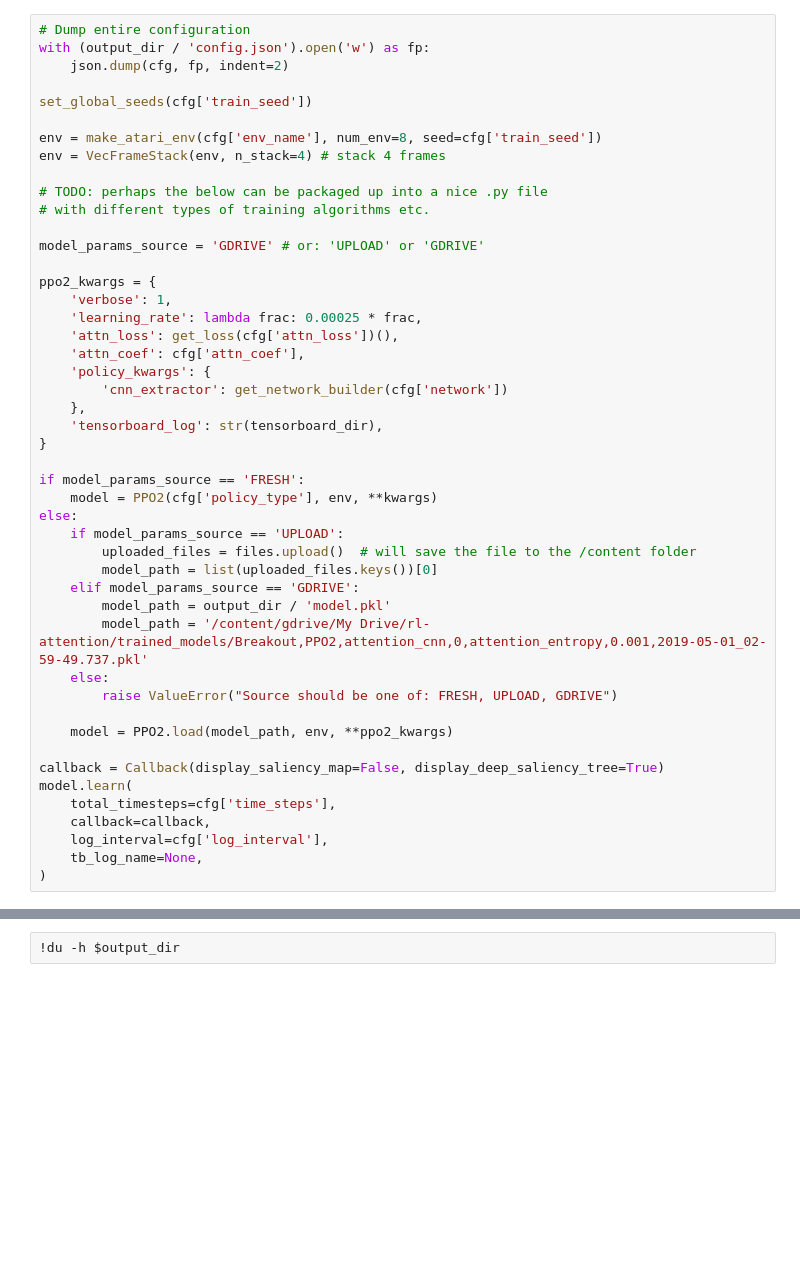
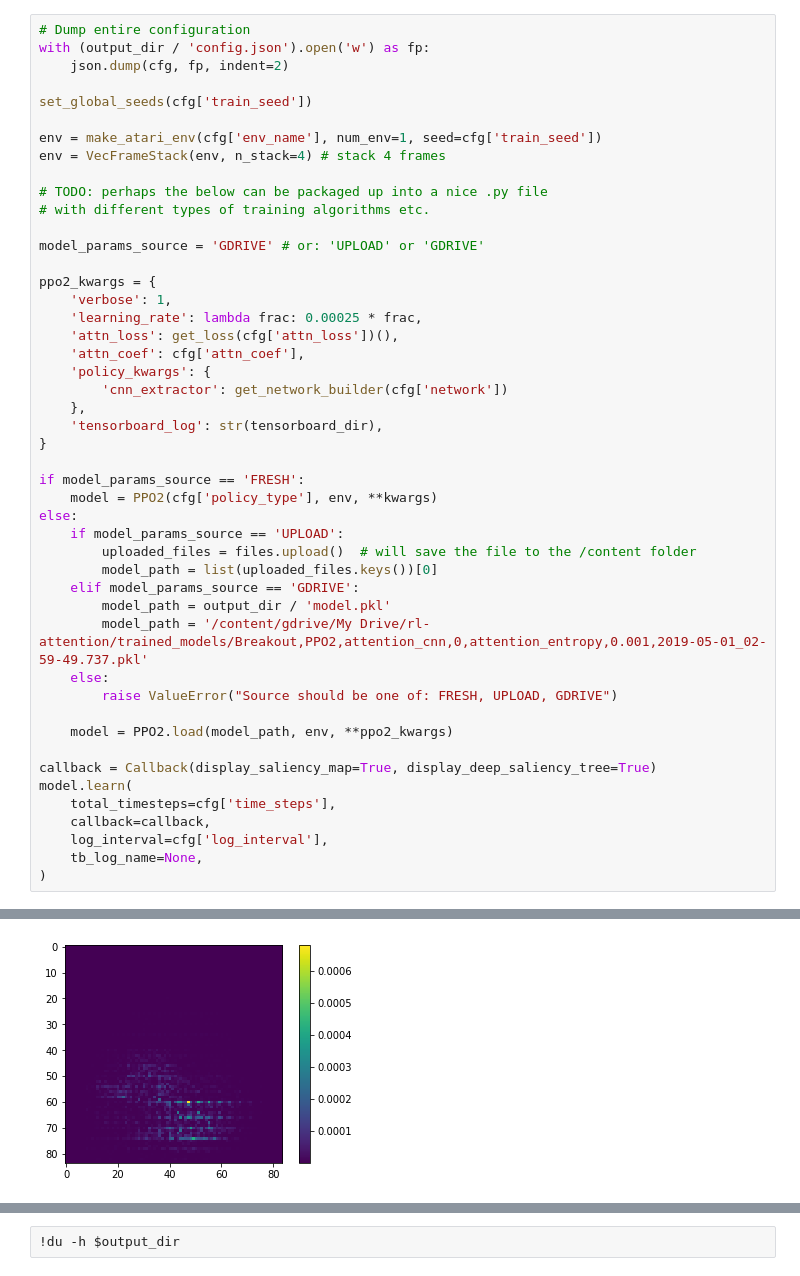
Before and after one commit to dniku/rl-attention, a Jupyter notebook: colab.ipynb, the cells around one changed output, grey strips where cells are left out. Cells and saved outputs as stored; diff of their text form; blank space fills up the shorter version.

```diff
--- a/colab.ipynb
+++ b/colab.ipynb
@@ -356,7 +451,7 @@ with (output_dir / 'config.json').open('w') as fp:
 
 set_global_seeds(cfg['train_seed'])
 
-env = make_atari_env(cfg['env_name'], num_env=8, seed=cfg['train_seed'])
+env = make_atari_env(cfg['env_name'], num_env=1, seed=cfg['train_seed'])
 env = VecFrameStack(env, n_stack=4) # stack 4 frames
 
 # TODO: perhaps the below can be packaged up into a nice .py file
@@ -389,10 +484,11 @@ else:
 
     model = PPO2.load(model_path, env, **ppo2_kwargs)
 
-callback = Callback(display_saliency_map=False, display_deep_saliency_tree=True)
+callback = Callback(display_saliency_map=True, display_deep_saliency_tree=True)
 model.learn(
     total_timesteps=cfg['time_steps'],
     callback=callback,
     log_interval=cfg['log_interval'],
     tb_log_name=None,
 )
+# %% [output]
@@ -398,0 +496 @@ model.learn(
+[figure, added]
```
Also changed, not shown: parts of 4 cells of this notebook.
